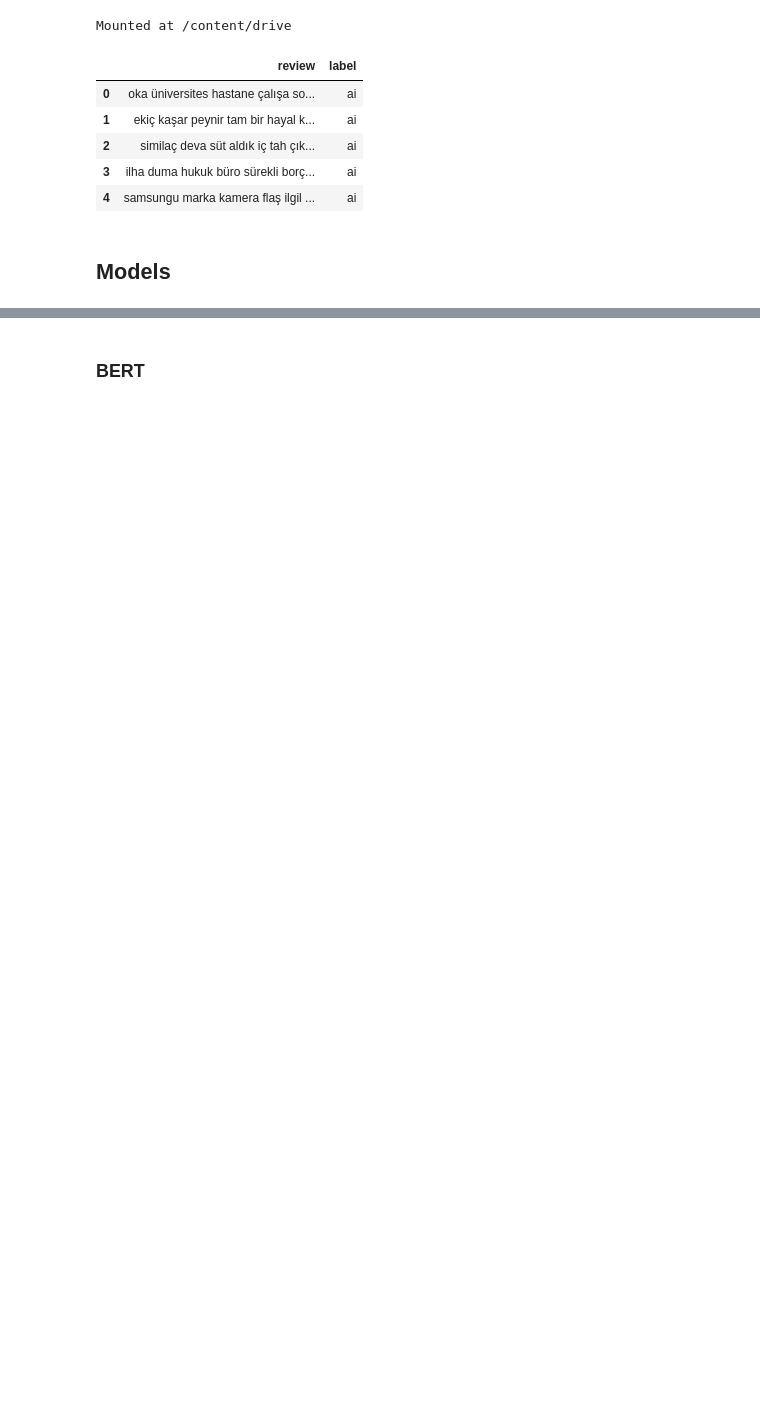
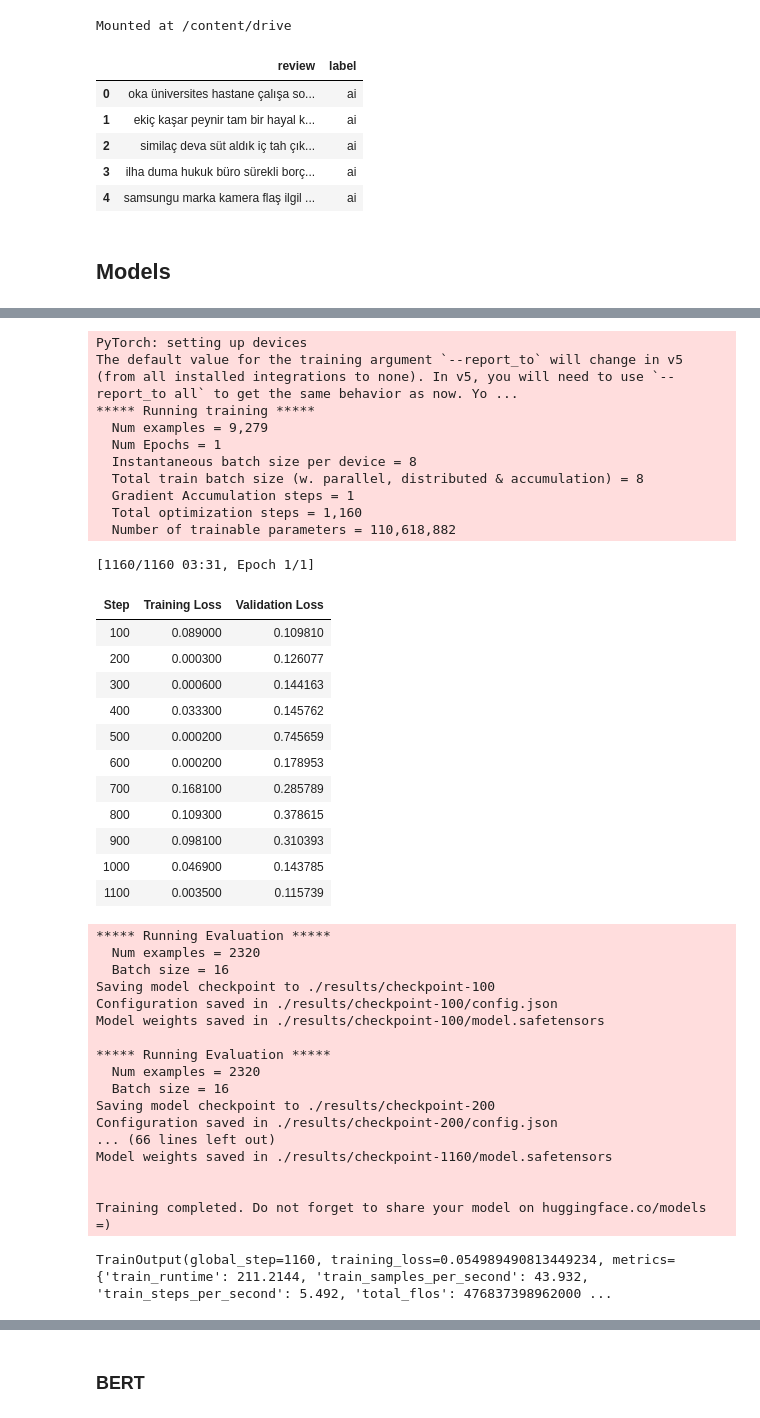
Before and after one commit to meric2/Turkish-AI-Generated-Content-Detection, a Jupyter notebook: TuringBench.ipynb, the cells around one changed output, grey strips where cells are left out. Saved outputs shown, nothing was run; the diff lists cells and outputs as text; code cells hidden in the pictures; blank space fills up the shorter version.

```diff
--- a/TuringBench.ipynb
+++ b/TuringBench.ipynb
@@ -89,0 +108,70 @@ train_texts, test_texts, train_labels, test_labels = train_test_split(texts, lab
+# %%
+# Set training arguments
+training_args = TrainingArguments(
+    output_dir='./results',          # Output directory
+    num_train_epochs=1,              # Number of training epochs
+    per_device_train_batch_size=8,   # Batch size for training
+    per_device_eval_batch_size=16,   # Batch size for evaluation
+    warmup_steps=500,                # Number of warmup steps for learning rate scheduler
+    weight_decay=0.01,               # Strength of weight decay
+    logging_dir='./logs',            # Directory for storing logs
+    logging_steps=10,
+    evaluation_strategy='steps',     # Evaluation strategy to adopt during training
+    eval_steps=100,                  # Evaluation step to perform evaluation
+    save_steps=100,                  # Save checkpoint every X steps
+    log_level='info',                # Set logging level to info
+    log_level_replica='info'         # Save checkpoint every X steps
+)
+
+# Initialize the Trainer
+trainer = Trainer(
+    model=model,
+    args=training_args,
+    train_dataset=train_dataset,
+    eval_dataset=test_dataset
+)
+
+# Train the model
+trainer.train()
+# %% [output]
+PyTorch: setting up devices
+The default value for the training argument `--report_to` will change in v5 (from all installed integrations to none). In v5, you will need to use `--report_to all` to get the same behavior as now. Yo ...
+***** Running training *****
+  Num examples = 9,279
+  Num Epochs = 1
+  Instantaneous batch size per device = 8
+  Total train batch size (w. parallel, distributed & accumulation) = 8
+  Gradient Accumulation steps = 1
+  Total optimization steps = 1,160
+  Number of trainable parameters = 110,618,882
+[1160/1160 03:31, Epoch 1/1]
+| Step | Training Loss | Validation Loss |
+| 100 | 0.089000 | 0.109810 |
+| 200 | 0.000300 | 0.126077 |
+| 300 | 0.000600 | 0.144163 |
+| 400 | 0.033300 | 0.145762 |
+| 500 | 0.000200 | 0.745659 |
+| 600 | 0.000200 | 0.178953 |
+| 700 | 0.168100 | 0.285789 |
+| 800 | 0.109300 | 0.378615 |
+| 900 | 0.098100 | 0.310393 |
+| 1000 | 0.046900 | 0.143785 |
+| 1100 | 0.003500 | 0.115739 |
+***** Running Evaluation *****
+  Num examples = 2320
+  Batch size = 16
+Saving model checkpoint to ./results/checkpoint-100
+Configuration saved in ./results/checkpoint-100/config.json
+Model weights saved in ./results/checkpoint-100/model.safetensors
+
+***** Running Evaluation *****
+  Num examples = 2320
+  Batch size = 16
+Saving model checkpoint to ./results/checkpoint-200
+Configuration saved in ./results/checkpoint-200/config.json
+... (66 lines left out)
+Model weights saved in ./results/checkpoint-1160/model.safetensors
+
+
+Training completed. Do not forget to share your model on huggingface.co/models =)
+TrainOutput(global_step=1160, training_loss=0.054989490813449234, metrics={'train_runtime': 211.2144, 'train_samples_per_second': 43.932, 'train_steps_per_second': 5.492, 'total_flos': 476837398962000 ...
```
Also changed, not shown: parts of 11 cells of this notebook, 1 other file.
